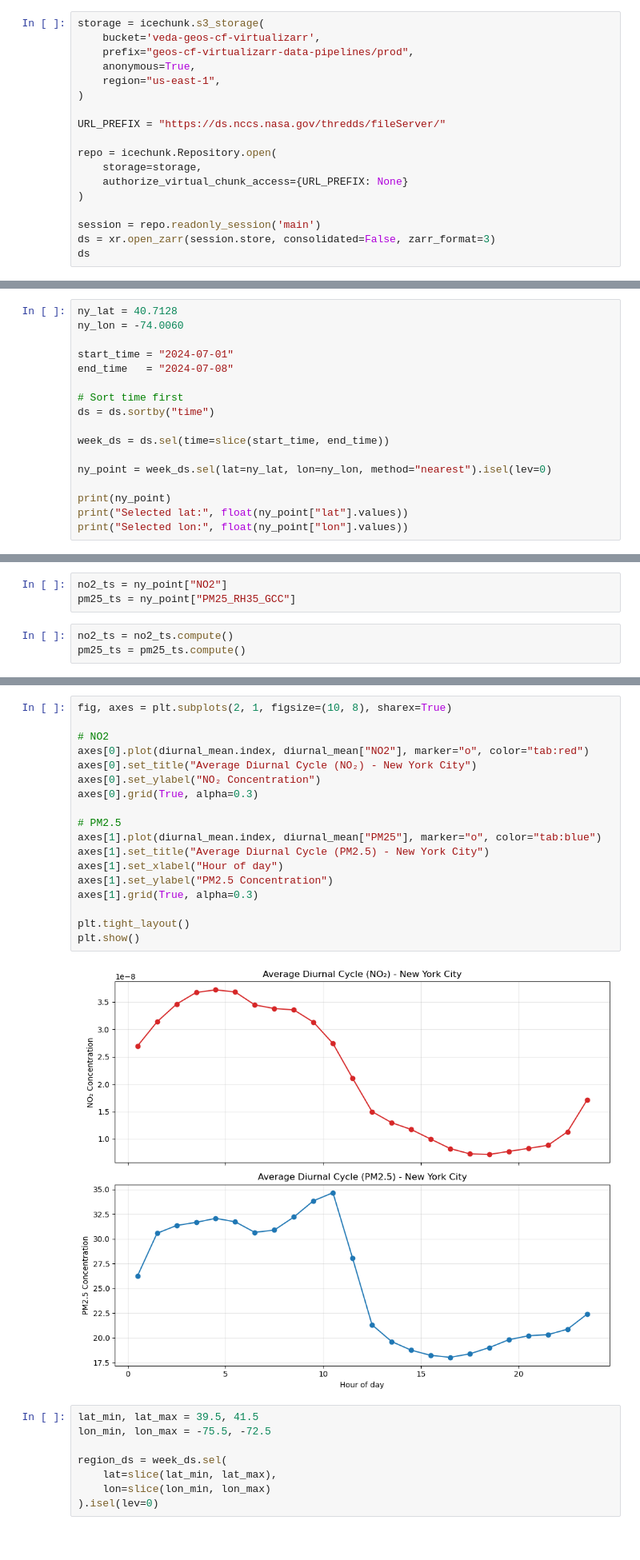
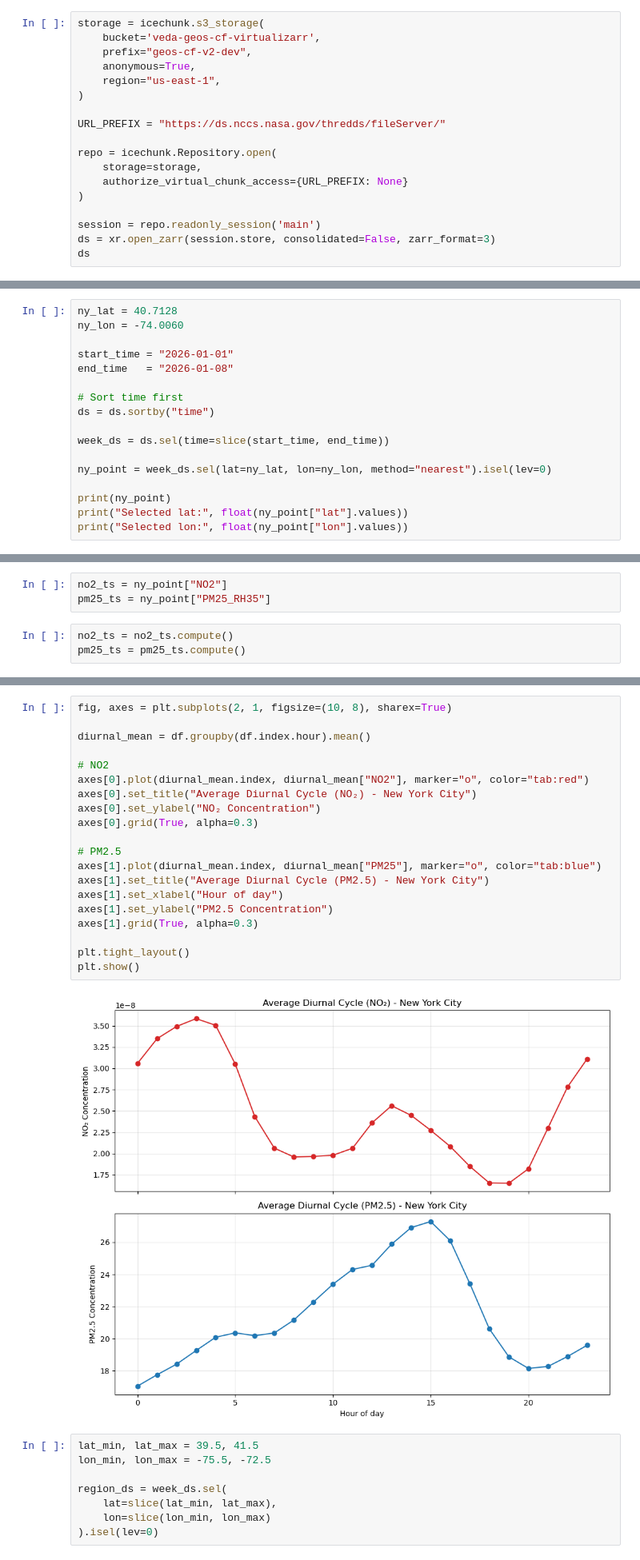
Before and after one commit to tylanderson/geos-cf-icechunk, a Jupyter notebook: notebooks/geos-cf-explore.ipynb, the cells around one changed output, grey strips where cells are left out. Shown at 80% size. Saved outputs shown, nothing was run; the diff lists cells and outputs as text.

```diff
--- a/notebooks/geos-cf-explore.ipynb
+++ b/notebooks/geos-cf-explore.ipynb
@@ -45,7 +57,7 @@ from dask.diagnostics import ProgressBar
 # %%
 storage = icechunk.s3_storage(
     bucket='veda-geos-cf-virtualizarr',
-    prefix="geos-cf-virtualizarr-data-pipelines/prod",
+    prefix="geos-cf-v2-dev",
     anonymous=True,
     region="us-east-1",
 )
@@ -205,8 +250,8 @@ import cartopy.feature as cfeature
 ny_lat = 40.7128
 ny_lon = -74.0060
 
-start_time = "2024-07-01"
-end_time   = "2024-07-08"
+start_time = "2026-01-01"
+end_time   = "2026-01-08"
 
 # Sort time first
 ds = ds.sortby("time")
@@ -236,7 +283,7 @@ Selected lat: 40.75
 Selected lon: -74.0
 # %%
 no2_ts = ny_point["NO2"]
-pm25_ts = ny_point["PM25_RH35_GCC"]
+pm25_ts = ny_point["PM25_RH35"]
 # %%
 no2_ts = no2_ts.compute()
 pm25_ts = pm25_ts.compute()
@@ -299,23 +346,25 @@ display(df.head())
 # %%
 fig, axes = plt.subplots(2, 1, figsize=(10, 8), sharex=True)
+
+diurnal_mean = df.groupby(df.index.hour).mean()
 
 # NO2
 axes[0].plot(diurnal_mean.index, diurnal_mean["NO2"], marker="o", color="tab:red")
 axes[0].set_title("Average Diurnal Cycle (NO₂) - New York City")
 axes[0].set_ylabel("NO₂ Concentration")
 axes[0].grid(True, alpha=0.3)
 
 # PM2.5
 axes[1].plot(diurnal_mean.index, diurnal_mean["PM25"], marker="o", color="tab:blue")
 axes[1].set_title("Average Diurnal Cycle (PM2.5) - New York City")
 axes[1].set_xlabel("Hour of day")
 axes[1].set_ylabel("PM2.5 Concentration")
 axes[1].grid(True, alpha=0.3)
 
 plt.tight_layout()
 plt.show()
 # %% [output]
-[figure, old version]
+[figure, new version]
 # %%
 lat_min, lat_max = 39.5, 41.5
 lon_min, lon_max = -75.5, -72.5
```
Also changed, not shown: parts of 12 cells of this notebook.
